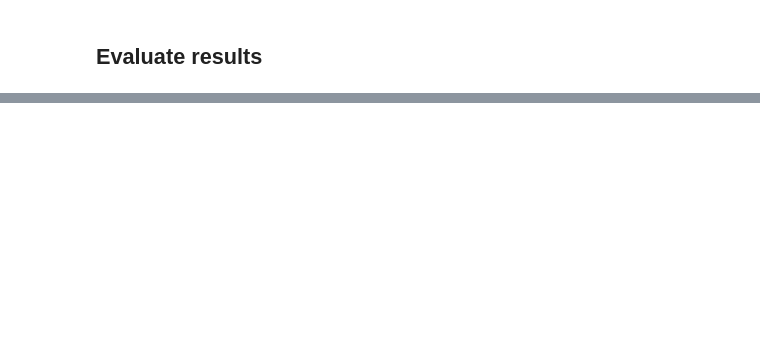
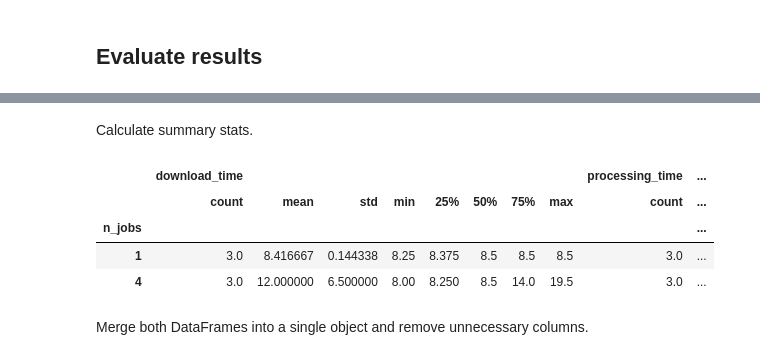
Before and after one commit to bokulich-lab/q2-fondue-examples, a Jupyter notebook: parallelization_test/parallelization-benchmark.ipynb, the cells around one changed output, grey strips where cells are left out. Drawn from its saved outputs; the diff is of its cells as text; code cells hidden in the pictures; blank space fills up the shorter version.

```diff
--- a/parallelization_test/parallelization-benchmark.ipynb
+++ b/parallelization_test/parallelization-benchmark.ipynb
@@ -57,0 +106,12 @@ results_df.describe()
+# %% [markdown]
+Calculate summary stats.
+# %%
+download_times.groupby('n_jobs').describe()
+# %% [output]
+|  | download_time |  |  |  |  |  |  |  | processing_time | ... |
+|  | count | mean | std | min | 25% | 50% | 75% | max | count | ... |
+| n_jobs |  |  |  |  |  |  |  |  |  | ... |
+| 1 | 3.0 | 8.416667 | 0.144338 | 8.25 | 8.375 | 8.5 | 8.5 | 8.5 | 3.0 | ... |
+| 4 | 3.0 | 12.000000 | 6.500000 | 8.00 | 8.250 | 8.5 | 14.0 | 19.5 | 3.0 | ... |
+# %% [markdown]
+Merge both DataFrames into a single object and remove unnecessary columns.
```
Also changed, not shown: parts of 24 cells of this notebook, 3 other files.
